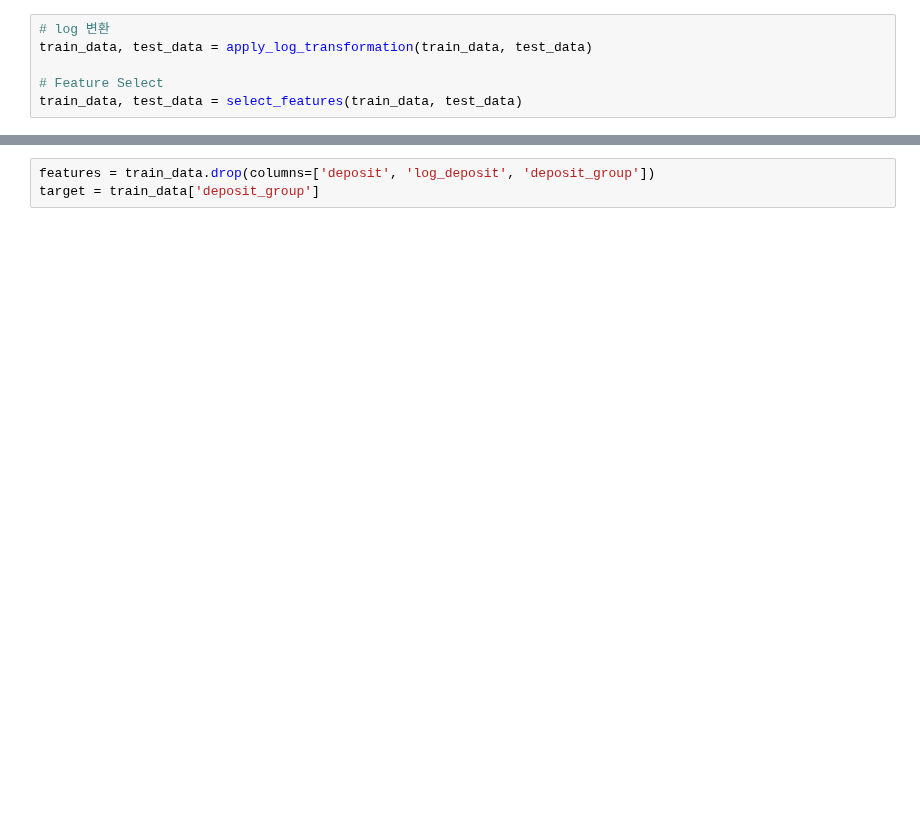
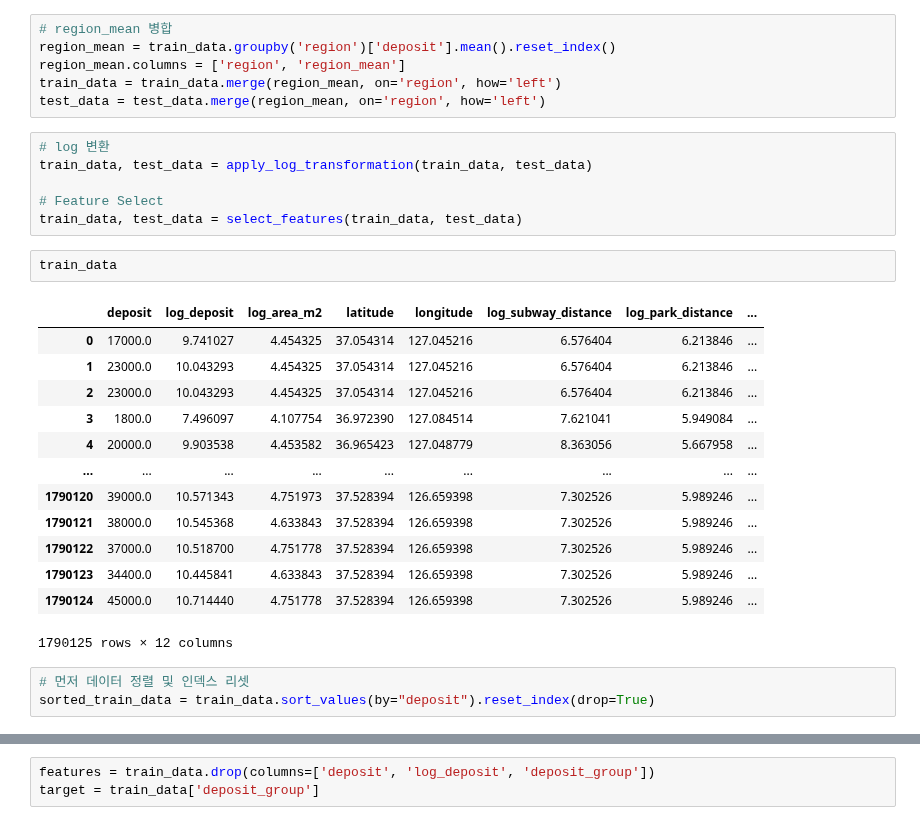
Before and after one commit to boostcampaitech7/level2-competitiveds-recsys-03, a Jupyter notebook: deposit.ipynb, the cells around one changed output, grey strips where cells are left out. Saved outputs shown, nothing was run; the diff lists cells and outputs as text; blank space fills up the shorter version.

```diff
--- a/heeeesu.ipynb
+++ b/deposit.ipynb
@@ -74,6 +86,31 @@ train_data.reset_index(drop=True, inplace=True)
+# %%
+# region_mean 병합
+region_mean = train_data.groupby('region')['deposit'].mean().reset_index()
+region_mean.columns = ['region', 'region_mean']
+train_data = train_data.merge(region_mean, on='region', how='left')
+test_data = test_data.merge(region_mean, on='region', how='left')
 # %%
 # log 변환
 train_data, test_data = apply_log_transformation(train_data, test_data)
 
 # Feature Select
 train_data, test_data = select_features(train_data, test_data)
+# %%
+train_data
+# %% [output]
+|  | deposit | log_deposit | log_area_m2 | latitude | longitude | log_subway_distance | log_park_distance | ... |
+| 0 | 17000.0 | 9.741027 | 4.454325 | 37.054314 | 127.045216 | 6.576404 | 6.213846 | ... |
+| 1 | 23000.0 | 10.043293 | 4.454325 | 37.054314 | 127.045216 | 6.576404 | 6.213846 | ... |
+| 2 | 23000.0 | 10.043293 | 4.454325 | 37.054314 | 127.045216 | 6.576404 | 6.213846 | ... |
+| 3 | 1800.0 | 7.496097 | 4.107754 | 36.972390 | 127.084514 | 7.621041 | 5.949084 | ... |
+| 4 | 20000.0 | 9.903538 | 4.453582 | 36.965423 | 127.048779 | 8.363056 | 5.667958 | ... |
+| ... | ... | ... | ... | ... | ... | ... | ... | ... |
+| 1790120 | 39000.0 | 10.571343 | 4.751973 | 37.528394 | 126.659398 | 7.302526 | 5.989246 | ... |
+| 1790121 | 38000.0 | 10.545368 | 4.633843 | 37.528394 | 126.659398 | 7.302526 | 5.989246 | ... |
+| 1790122 | 37000.0 | 10.518700 | 4.751778 | 37.528394 | 126.659398 | 7.302526 | 5.989246 | ... |
+| 1790123 | 34400.0 | 10.445841 | 4.633843 | 37.528394 | 126.659398 | 7.302526 | 5.989246 | ... |
+| 1790124 | 45000.0 | 10.714440 | 4.751778 | 37.528394 | 126.659398 | 7.302526 | 5.989246 | ... |
+1790125 rows × 12 columns
+# %%
+# 먼저 데이터 정렬 및 인덱스 리셋
+sorted_train_data = train_data.sort_values(by="deposit").reset_index(drop=True)
```
Also changed, not shown: parts of 23 cells of this notebook.
